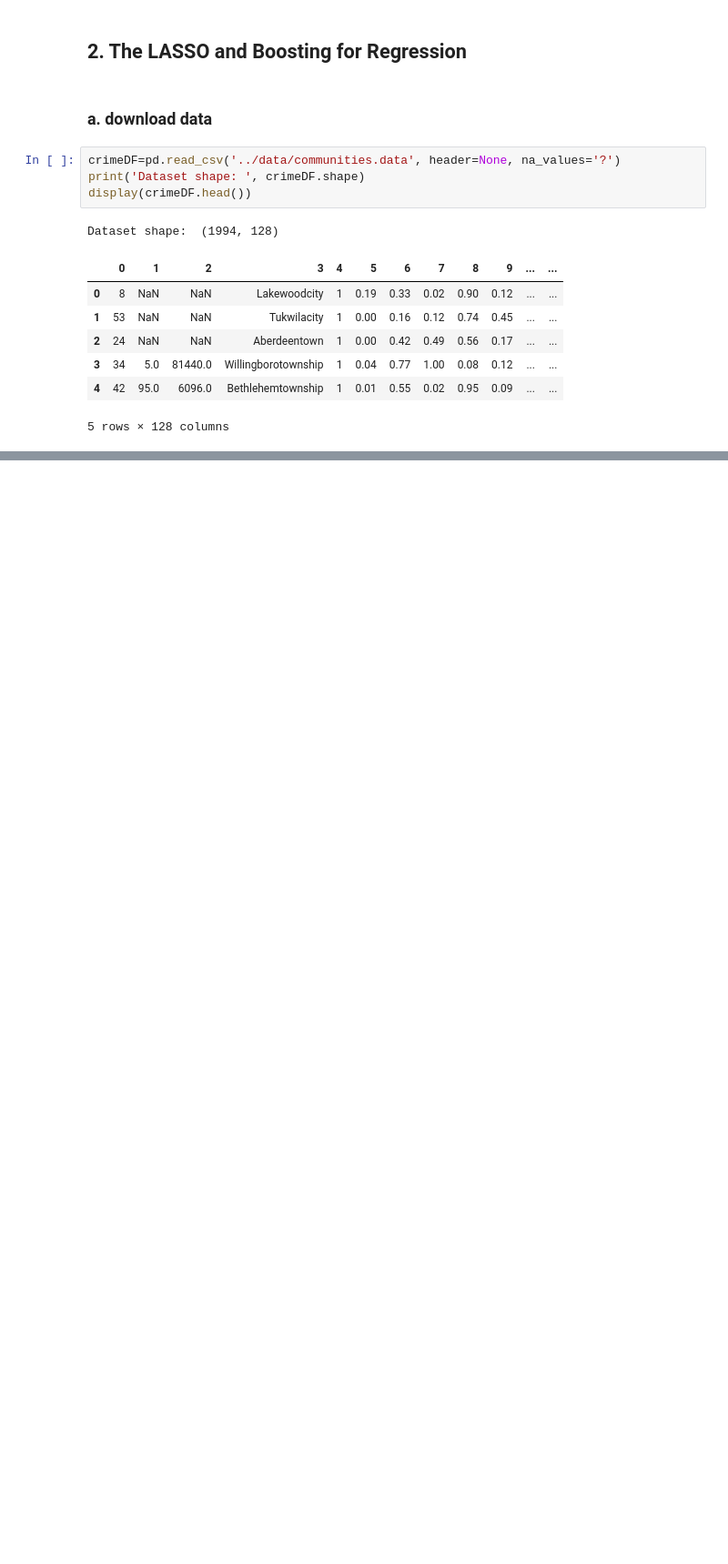
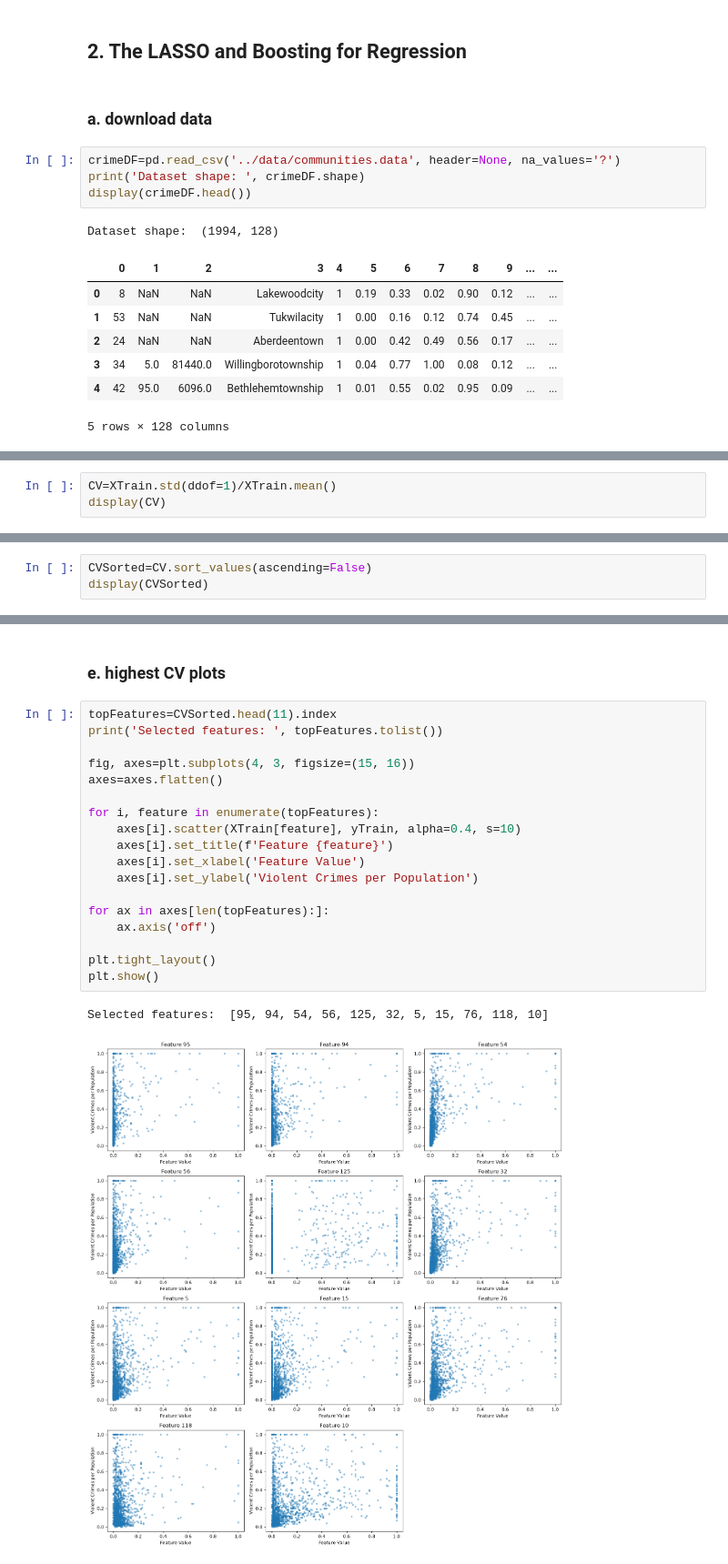
Before and after one commit to yjli27/DSCI552-HW5, a Jupyter notebook: notebook/Li_Yi-Ning_HW5.ipynb, the cells around one changed output, grey strips where cells are left out. Shown at 91% size. Cells and saved outputs as stored; diff of their text form; blank space fills up the shorter version.

```diff
--- a/notebook/Li_Yi-Ning_HW5.ipynb
+++ b/notebook/Li_Yi-Ning_HW5.ipynb
@@ -185,0 +291,3 @@ Testing shape:  (499, 128)
+# %%
+CV=XTrain.std(ddof=1)/XTrain.mean()
+display(CV)
@@ -185,0 +307,3 @@ Testing shape:  (499, 128)
+# %%
+CVSorted=CV.sort_values(ascending=False)
+display(CVSorted)
@@ -185,0 +323,23 @@ Testing shape:  (499, 128)
+# %% [markdown]
+### e. highest CV plots
+# %%
+topFeatures=CVSorted.head(11).index
+print('Selected features: ', topFeatures.tolist())
+
+fig, axes=plt.subplots(4, 3, figsize=(15, 16))
+axes=axes.flatten()
+
+for i, feature in enumerate(topFeatures):
+    axes[i].scatter(XTrain[feature], yTrain, alpha=0.4, s=10)
+    axes[i].set_title(f'Feature {feature}')
+    axes[i].set_xlabel('Feature Value')
+    axes[i].set_ylabel('Violent Crimes per Population')
+
+for ax in axes[len(topFeatures):]:
+    ax.axis('off')
+
+plt.tight_layout()
+plt.show()
+# %% [output]
+Selected features:  [95, 94, 54, 56, 125, 32, 5, 15, 76, 118, 10]
+[figure, added]
```
Also changed, not shown: parts of 26 cells of this notebook.
